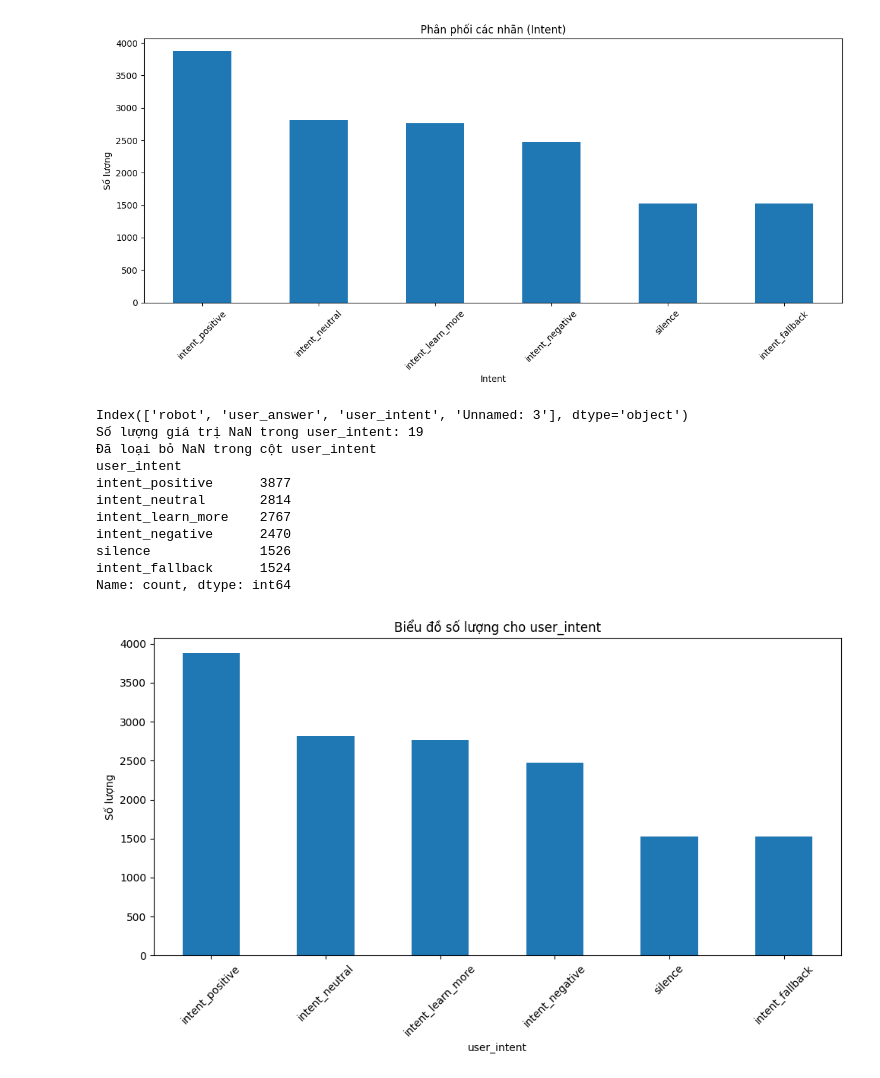
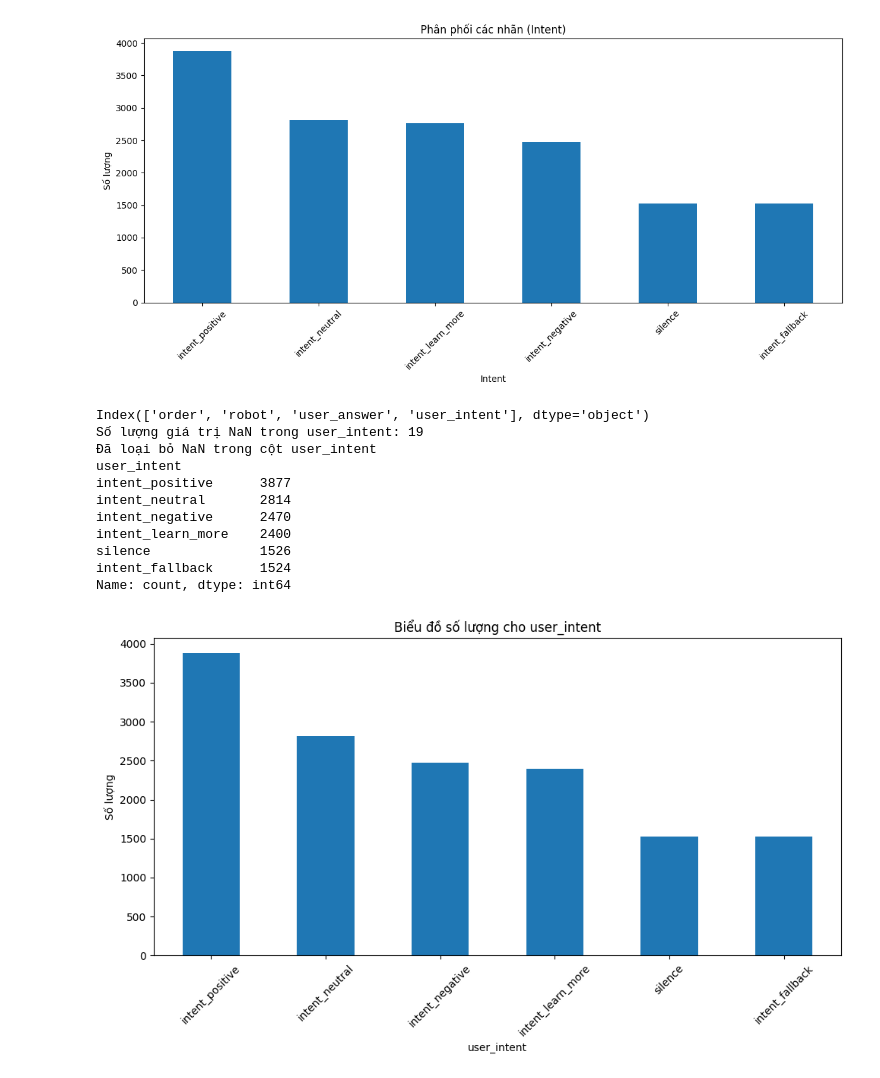
Before and after one commit to DoanNgocCuong/MiniProd_NLP2_IntentClassification_MappingFastResponse_T1_2025_StepUpEducation, a Jupyter notebook: src/processed_data/EDA.ipynb, the cells around one changed output. Drawn from its saved outputs; the diff is of its cells as text; code cells hidden in the pictures.

```diff
--- a/src/processed_data/EDA.ipynb
+++ b/src/processed_data/EDA.ipynb
@@ -282,7 +282,7 @@ import pandas as pd
 import matplotlib.pyplot as plt
 
 # Đọc file Excel
-df = pd.read_excel("processed_data_example_v5_15000Data_addNewDang123.xlsx")
+df = pd.read_excel("processed_data_example_v6_15000Data_dang123new.xlsx")
 
 # Kiểm tra các cột trong DataFrame
 print(df.columns)
@@ -296,36 +296,36 @@ print("Số lượng giá trị NaN trong user_intent:", df[column_name].isnull(
 # Loại bỏ các hàng có giá trị NaN trong cột user_intent
 df = df.dropna(subset=[column_name])
 print("Đã loại bỏ NaN trong cột user_intent")
 # Đếm số lượng các giá trị duy nhất trong cột
 value_counts = df[column_name].value_counts()
 print(value_counts)
 
 # Hàm vẽ biểu đồ cột
 def plot_bar_chart(value_counts, column_name):
     plt.figure(figsize=(10, 6))
     value_counts.plot(kind='bar')
     plt.title(f'Biểu đồ số lượng cho {column_name}')
     plt.xlabel(column_name)
     plt.ylabel('Số lượng')
     plt.xticks(rotation=45)
     plt.tight_layout()  # Đảm bảo rằng nhãn không bị cắt
     plt.show()
 
 # Vẽ biểu đồ
 plot_bar_chart(value_counts, column_name)
 # %% [output]
-Index(['robot', 'user_answer', 'user_intent', 'Unnamed: 3'], dtype='object')
+Index(['order', 'robot', 'user_answer', 'user_intent'], dtype='object')
 Số lượng giá trị NaN trong user_intent: 19
 Đã loại bỏ NaN trong cột user_intent
 user_intent
 intent_positive      3877
 intent_neutral       2814
-intent_learn_more    2767
 intent_negative      2470
+intent_learn_more    2400
 silence              1526
 intent_fallback      1524
 Name: count, dtype: int64
-[figure, old version]
+[figure, new version]
 # %%
 import pandas as pd
 import matplotlib.pyplot as plt
```
Also changed, not shown: parts of 2 cells of this notebook, 8 other files.
